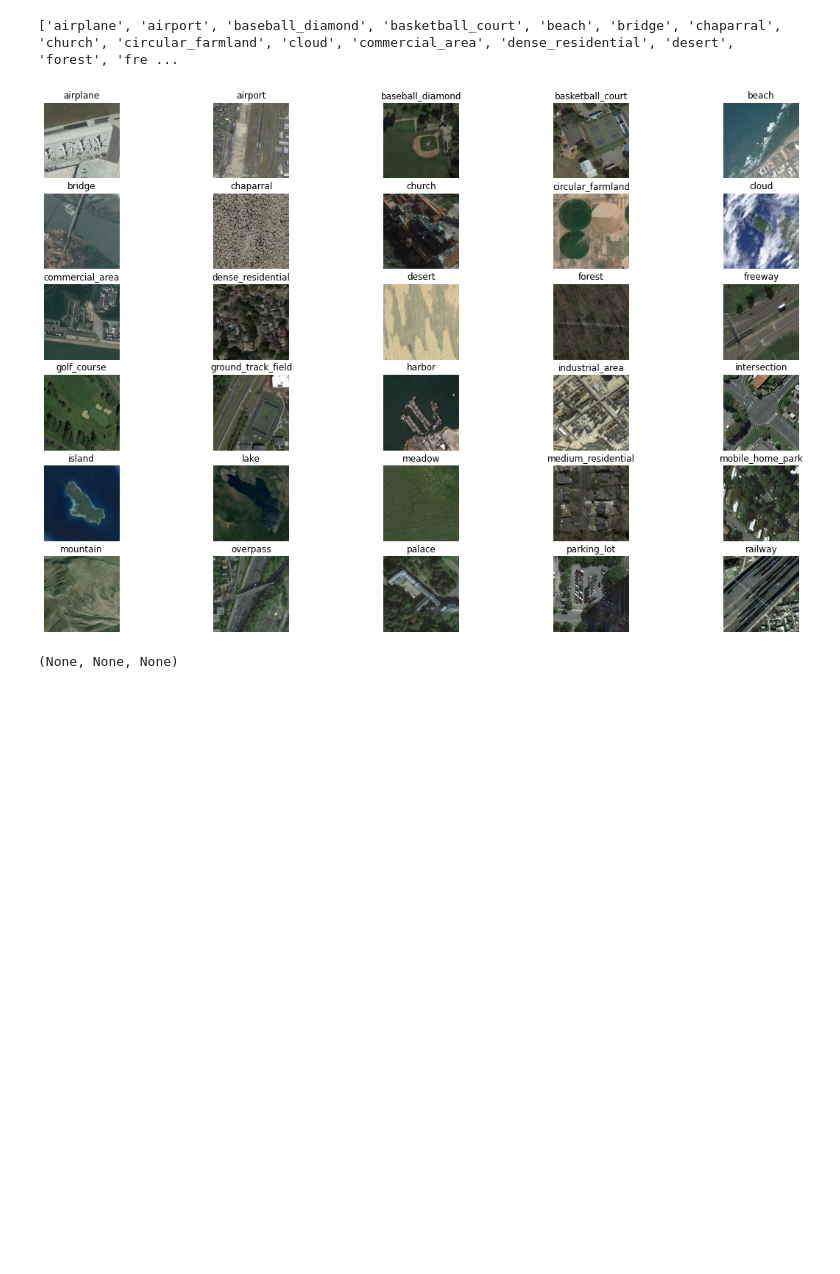
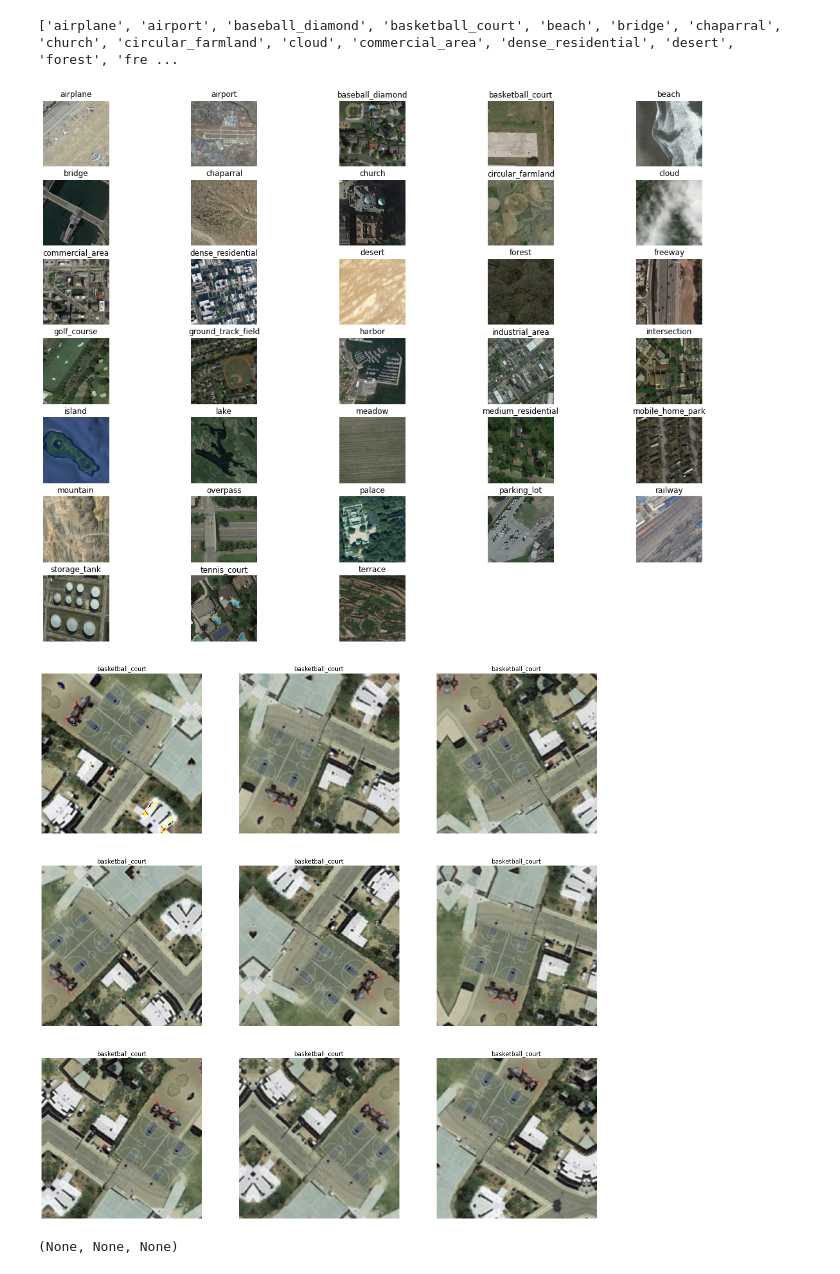
Before and after one commit to arvchak/MLProj, a Jupyter notebook: protonetwork_efficientnet.ipynb, the cells around one changed output. Saved outputs shown, nothing was run; the diff lists cells and outputs as text; code cells hidden in the pictures; blank space fills up the shorter version.

```diff
--- a/protonetwork_efficientnet.ipynb
+++ b/protonetwork_efficientnet.ipynb
@@ -53,6 +38,6 @@ Streaming output truncated to the last 5000 lines.
 # %%
-root_path = '/content/tensorflow_datasets/RESISC45/downloads/new_train'
-output = '/content/tensorflow_datasets/RESISC45/downloads/new_train'
+root_path = '/content/new_train'
+output = '/content/new_train'
 # %%
 data_dir = pathlib.Path(root_path)
 count =  len(list(data_dir.glob('*/*.jpg')))
@@ -89,6 +74,7 @@ class_names = train_ds.class_names
 val_class_names = val_ds.class_names
 print(class_names)
 no_of_classes = len(class_names)
+no_val_classes = len(val_class_names)
 #train_np = np.stack(list(train_ds))
 # %% [output]
 ['airplane', 'airport', 'baseball_diamond', 'basketball_court', 'beach', 'bridge', 'chaparral', 'church', 'circular_farmland', 'cloud', 'commercial_area', 'dense_residential', 'desert', 'forest', 'fre ...
@@ -105,7 +91,7 @@ for i in range(len(class_names)):
         plt.title(class_names[label.numpy()[0]])
         plt.axis('off')
 # %% [output]
-[figure, old version]
+[figure, new version]
 # %%
 #train_dataset = np.zeros([no_of_classes, 3, img_height, img_width], dtype=object)
 examples = np.zeros([no_of_classes, 700, img_height, img_width,3], dtype=np.float32)
@@ -117,7 +103,7 @@ for train in range(len(class_names)):
       values =  np.array(Image.open(img_file).resize((img_width, img_height)), np.float32, copy=False)
       examples[label.numpy()[0], index] = values
 # %%
-test_data = np.zeros([10, 700, img_height, img_width,3], dtype=np.float32)
+test_data = np.zeros([no_val_classes, 700, img_height, img_width,3], dtype=np.float32)
 for val in range(len(val_class_names)):
   filtered_val_ds = val_ds.filter(lambda x, l: tf.math.equal(l[0], val))
   for image, label in filtered_val_ds.take(1):
@@ -125,6 +111,27 @@ for val in range(len(val_class_names)):
     for index, img_file in enumerate(img_files):
       values =  np.array(Image.open(img_file).resize((img_width, img_height)), np.float32, copy=False)
       test_data[label.numpy()[0], index] = values
+# %%
+sample_img_augmentation = Sequential(
+    [
+        layers.RandomRotation(factor=0.15),
+        layers.RandomTranslation(height_factor=0.1, width_factor=0.1),
+        layers.RandomFlip(),
+        layers.RandomContrast(factor=0.1),
+    ],
+    name="img_augmentation",
+)
+# %%
+plt.figure(figsize=(20, 20))
+for image, label in train_ds.take(1):
+    for i in range(9):
+        ax = plt.subplot(3, 3, i + 1)
+        aug_img = sample_img_augmentation(image)
+        plt.imshow(aug_img[0].numpy().astype("uint8"))
+        plt.title(class_names[label.numpy()[0]])
+        plt.axis("off")
+# %% [output]
+[figure, added]
 # %%
 tf.compat.v1.disable_eager_execution()
 # %%
```
Also changed, not shown: parts of 18 cells of this notebook.
